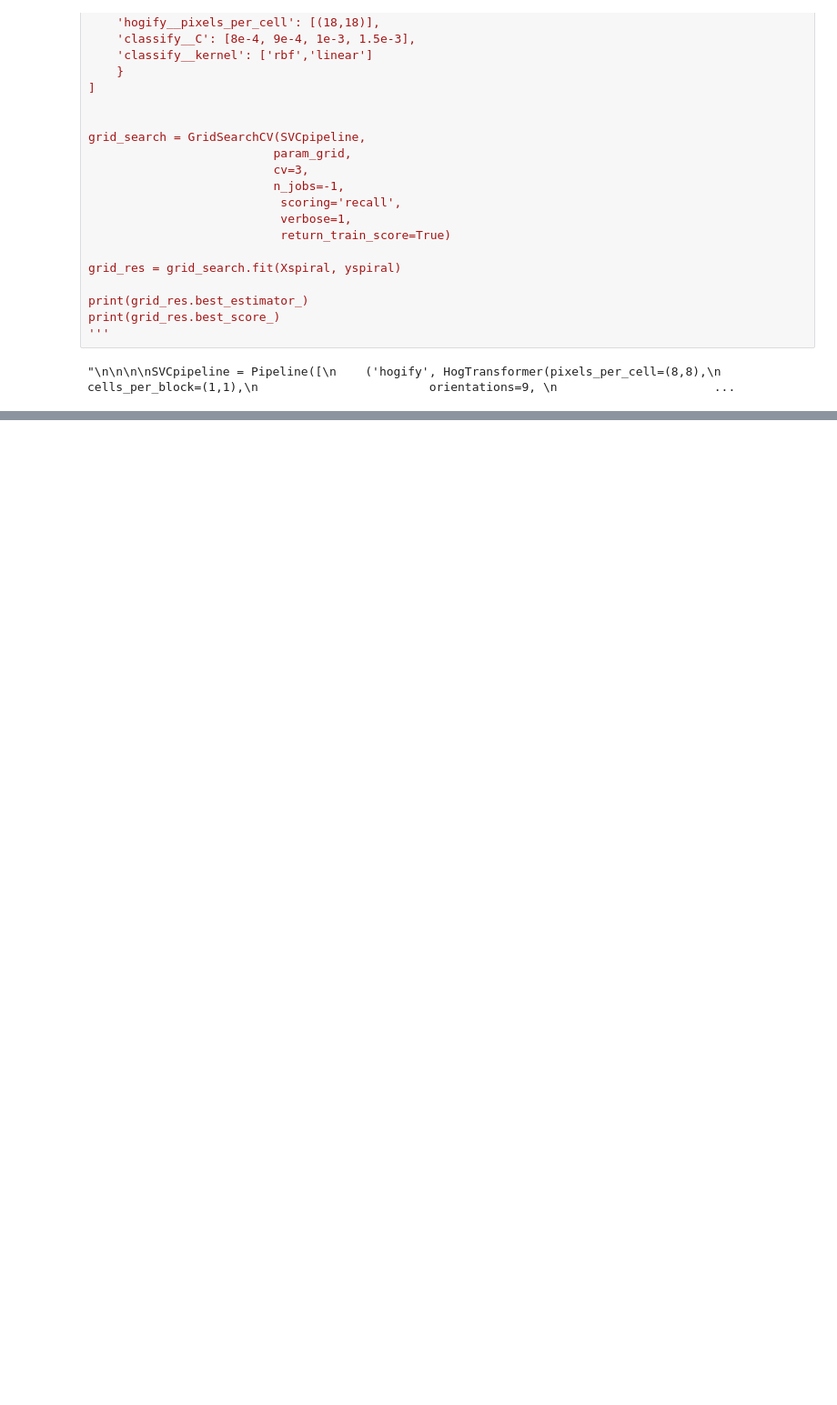
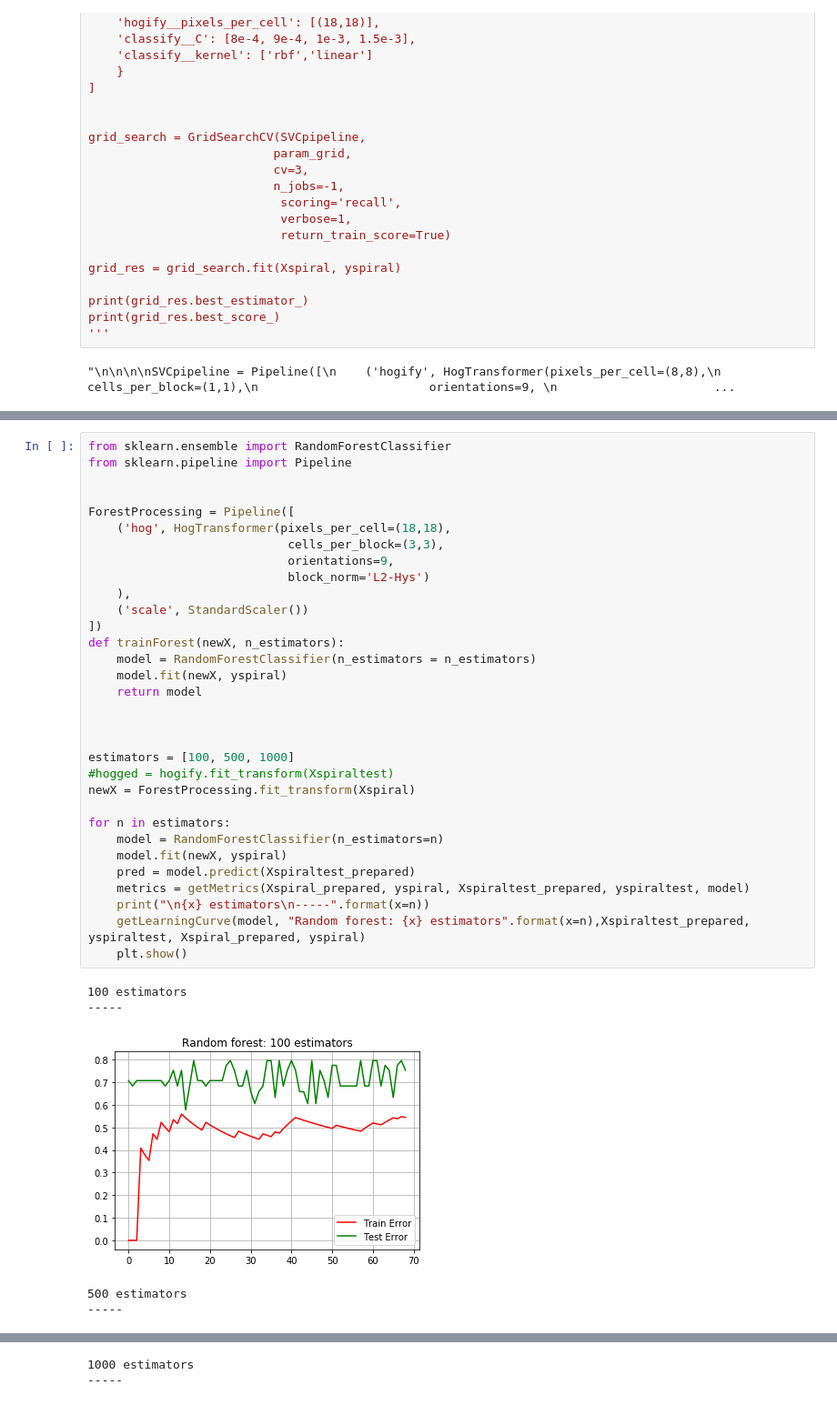
Before and after one commit to DanAudy/ParkinsonProject, a Jupyter notebook: ParkinsonCat.ipynb, the cells around one changed output, grey strips where cells are left out. Shown at 91% size. Saved outputs shown, nothing was run; the diff lists cells and outputs as text; blank space fills up the shorter version.

```diff
--- a/ParkinsonCat.ipynb
+++ b/ParkinsonCat.ipynb
@@ -355,0 +446,38 @@ print(pred)
+# %%
+from sklearn.ensemble import RandomForestClassifier
+from sklearn.pipeline import Pipeline
+
+
+ForestProcessing = Pipeline([
+    ('hog', HogTransformer(pixels_per_cell=(18,18),
+                            cells_per_block=(3,3),
+                            orientations=9,
+                            block_norm='L2-Hys')
+    ),
+    ('scale', StandardScaler())
+])
+def trainForest(newX, n_estimators):
+    model = RandomForestClassifier(n_estimators = n_estimators)
+    model.fit(newX, yspiral)
+    return model
+
+
+
+estimators = [100, 500, 1000]
+#hogged = hogify.fit_transform(Xspiraltest)
+newX = ForestProcessing.fit_transform(Xspiral)
+
+for n in estimators:
+    model = RandomForestClassifier(n_estimators=n)
+    model.fit(newX, yspiral)
+    pred = model.predict(Xspiraltest_prepared)
+    metrics = getMetrics(Xspiral_prepared, yspiral, Xspiraltest_prepared, yspiraltest, model)
+    print("\n{x} estimators\n-----".format(x=n))
+    getLearningCurve(model, "Random forest: {x} estimators".format(x=n),Xspiraltest_prepared, yspiraltest, Xspiral_prepared, yspiral)
+    plt.show()
+# %% [output]
+100 estimators
+-----
+[figure, added]
+500 estimators
+-----
@@ -355,0 +485,2 @@ print(pred)
+1000 estimators
+-----
```
Also changed, not shown: parts of 15 cells of this notebook.
